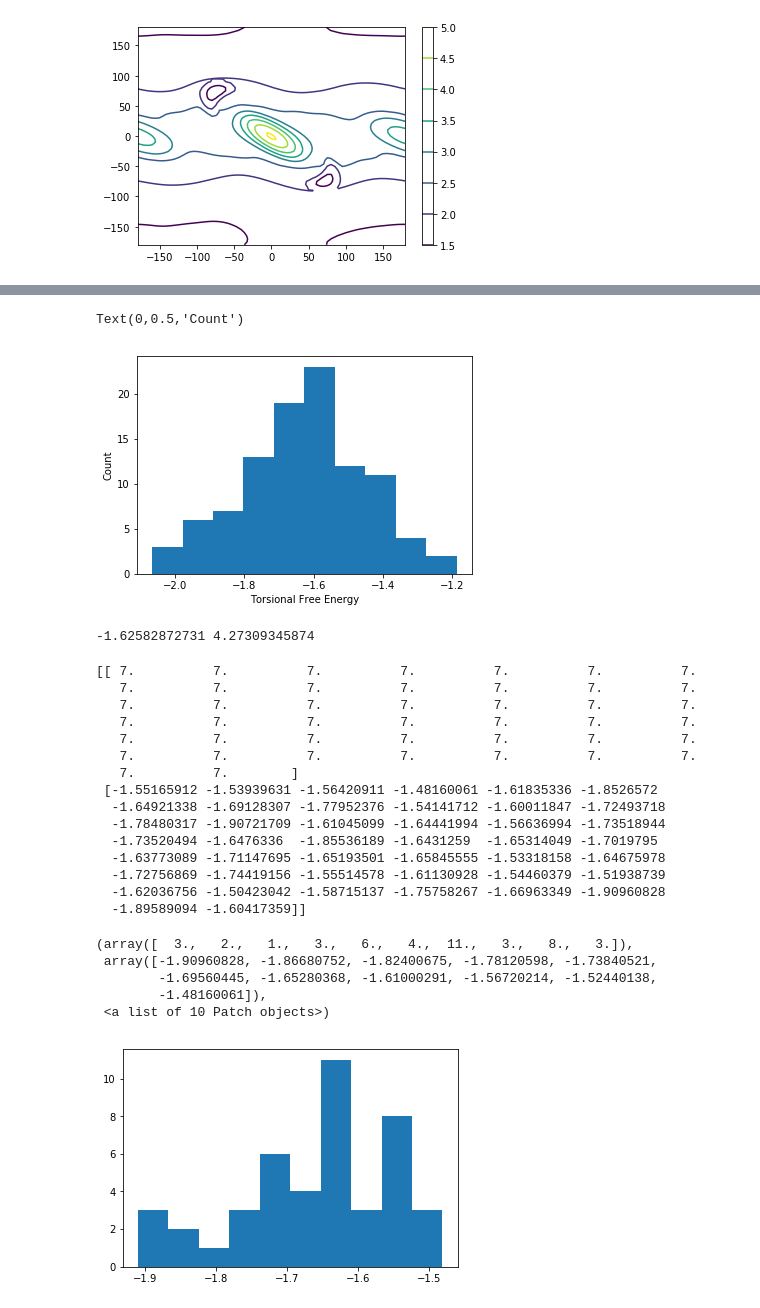
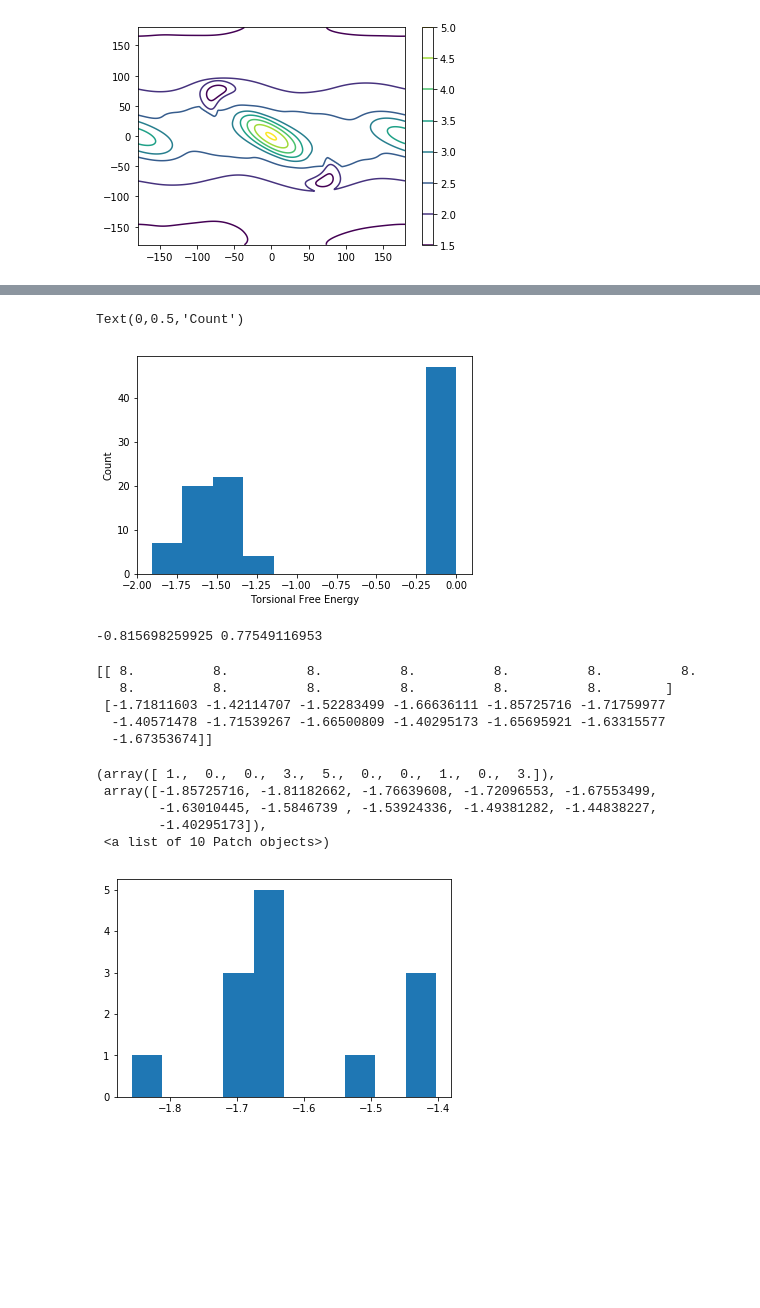
Before and after one commit to maa805/mining-minima, a Jupyter notebook: harmonic_analysis.ipynb, the cells around one changed output, grey strips where cells are left out. Drawn from its saved outputs; the diff is of its cells as text; code cells hidden in the pictures; blank space fills up the shorter version.

Commit message:
Add numpy hessian

```diff
--- a/harmonic_analysis.ipynb
+++ b/harmonic_analysis.ipynb
@@ -129,6 +129,18 @@ def numerical_hessian(Es, h = 5):
                     d2E_dphidpsi[i,j] = Es[i+1,j+1] - Es[i+1,j-1] - Es[i-1,j+1] + Es[i-1,j-1]
 
     return d2E_dphi2, d2E_dpsi2, d2E_dphidpsi/4/r**2
+# %%
+def hessian(x, h):
+
+    x_grad = np.gradient(x, h)
+    hessian = np.empty((x.ndim, x.ndim) + x.shape, dtype = x.dtype)
+
+    for k, grad_k in enumerate(x_grad):
+        tmp_grad = np.gradient(grad_k, h)
+        for l, grad_kl in enumerate(tmp_grad):
+            hessian[k, l, :, :] = grad_kl
+
+    return hessian
 # %%
 def find_minimum(pose, sf):
 
@@ -136,10 +148,8 @@ def find_minimum(pose, sf):
     total_residue = pose.total_residue()
 
     # Random starting config
-    for i in range(1, total_residue+1):
-
-        pose.set_psi(i, random.uniform(-180.0,180.0))
-        pose.set_omega(i, random.uniform(-180.0,180.0))
+    pose.set_psi(1, random.uniform(-180.0,180.0))
+    pose.set_omega(1, random.uniform(-180.0,180.0))
 
     move_map = MoveMap()
     move_map.set(TorsionID(1, BB, 2), True)
@@ -150,6 +160,7 @@ def find_minimum(pose, sf):
     min_mover.score_function(sf)
     min_mover.movemap(move_map)
     min_mover.tolerance(1e-5)
+    min_mover.max_iter(1000)
     #min_mover.min_type('dfpmin_armijo_nonmonotone')
     min_mover.apply(pose)
 
@@ -289,10 +300,13 @@ import matplotlib.pyplot as plt
 scorefxn = get_fa_scorefxn()
 pose = pose_from_pdb('alanine-dipeptide-implicit.pdb')
 
-h = 5
+h = 0.5
 energy, phis, psis = get_energy_landscape(pose, scorefxn, h)
-d2E_dphi2, d2E_dpsi2, d2E_dphidpsi = numerical_hessian(energy, h)
-
+#d2E_dphi2, d2E_dpsi2, d2E_dphidpsi = numerical_hessian(energy, h)
+hessians = hessian(energy, h*np.pi/180)
+d2E_dphi2 = hessians[0,0,:,:]
+d2E_dpsi2 = hessians[1,1,:,:]
+d2E_dphidpsi = hessians[0,1,:,:]
 dphi2_fxn = scipy.interpolate.RectBivariateSpline(phis, psis, d2E_dphi2)
 dpsi2_fxn = scipy.interpolate.RectBivariateSpline(phis, psis, d2E_dpsi2)
 dphidpsi_fxn = scipy.interpolate.RectBivariateSpline(phis, psis, d2E_dphidpsi)
@@ -356,6 +370,8 @@ for foo in range(0, 100):
             min_mover = pyrosetta.rosetta.protocols.minimization_packing.MinMover()
             min_mover.score_function(scorefxn)
             min_mover.movemap(move_map)
+            min_mover.tolerance(1e-5)
+            min_mover.max_iter(1000)
             #min_mover.min_type('dfpmin_armijo_nonmonotone')
             seed.set_psi(1, seed.psi(1)+random.uniform(-30,30))
             seed.set_omega(1, seed.omega(1)+random.uniform(-30,30))
@@ -446,9 +462,10 @@ for foo in range(0, 100):
                 Z_j, V_j, seed = mode_scan(minimum, scorefxn, v[:,i], K, 1.0, 0.5)
                 sig = np.sqrt(1.0/K)
                 interval = min(2*sig, np.pi/3)
+                Z_i = np.sqrt(2*np.pi)*sig*scipy.special.erf(interval/np.sqrt(2/K))
                 Z *= Z_j
 
-                print Z
+                print Z_i, Z_j
 
             # Harmonic integration
             else:
@@ -486,40 +522,30 @@ plt.xlabel('Torsional Free Energy')
 plt.ylabel('Count')
 # %% [output]
 Text(0,0.5,'Count')
-[figure, old version]
+[figure, new version]
 # %%
-print np.mean(energies[1,:]), np.std(energies)
+print np.mean(energies[1,:]), np.std(energies[1,:])
 # %% [output]
--1.62582872731 4.27309345874
+-0.815698259925 0.77549116953
 # %%
-b = energies[0,:] == 7
+b = energies[0,:] == 8
 indices = np.stack((b,b))
 sampled_energies = energies[indices]
 sampled_energies = sampled_energies.reshape((2,len(sampled_energies)/2))
 print sampled_energies
 plt.hist(sampled_energies[1,:], 10)
 # %% [output]
-[[ 7.          7.          7.          7.          7.          7.          7.
-   7.          7.          7.          7.          7.          7.          7.
-   7.          7.          7.          7.          7.          7.          7.
-   7.          7.          7.          7.          7.          7.          7.
-   7.          7.          7.          7.          7.          7.          7.
-   7.          7.          7.          7.          7.          7.          7.
-   7.          7.        ]
- [-1.55165912 -1.53939631 -1.56420911 -1.48160061 -1.61835336 -1.8526572
-  -1.64921338 -1.69128307 -1.77952376 -1.54141712 -1.60011847 -1.72493718
-  -1.78480317 -1.90721709 -1.61045099 -1.64441994 -1.56636994 -1.73518944
-  -1.73520494 -1.6476336  -1.85536189 -1.6431259  -1.65314049 -1.7019795
-  -1.63773089 -1.71147695 -1.65193501 -1.65845555 -1.53318158 -1.64675978
-  -1.72756869 -1.74419156 -1.55514578 -1.61130928 -1.54460379 -1.51938739
-  -1.62036756 -1.50423042 -1.58715137 -1.75758267 -1.66963349 -1.90960828
-  -1.89589094 -1.60417359]]
+[[ 8.          8.          8.          8.          8.          8.          8.
+   8.          8.          8.          8.          8.          8.        ]
+ [-1.71811603 -1.42114707 -1.52283499 -1.66636111 -1.85725716 -1.71759977
+  -1.40571478 -1.71539267 -1.66500809 -1.40295173 -1.65695921 -1.63315577
+  -1.67353674]]
-(array([  3.,   2.,   1.,   3.,   6.,   4.,  11.,   3.,   8.,   3.]),
- array([-1.90960828, -1.86680752, -1.82400675, -1.78120598, -1.73840521,
-        -1.69560445, -1.65280368, -1.61000291, -1.56720214, -1.52440138,
-        -1.48160061]),
+(array([ 1.,  0.,  0.,  3.,  5.,  0.,  0.,  1.,  0.,  3.]),
+ array([-1.85725716, -1.81182662, -1.76639608, -1.72096553, -1.67553499,
+        -1.63010445, -1.5846739 , -1.53924336, -1.49381282, -1.44838227,
+        -1.40295173]),
  <a list of 10 Patch objects>)
-[figure, old version]
+[figure, new version]
 # %%
 print np.average(sampled_energies[1,:]), np.std(sampled_energies[1,:])
 # %% [output]
```
Also changed, not shown: parts of 3 cells of this notebook, 1 other file.
